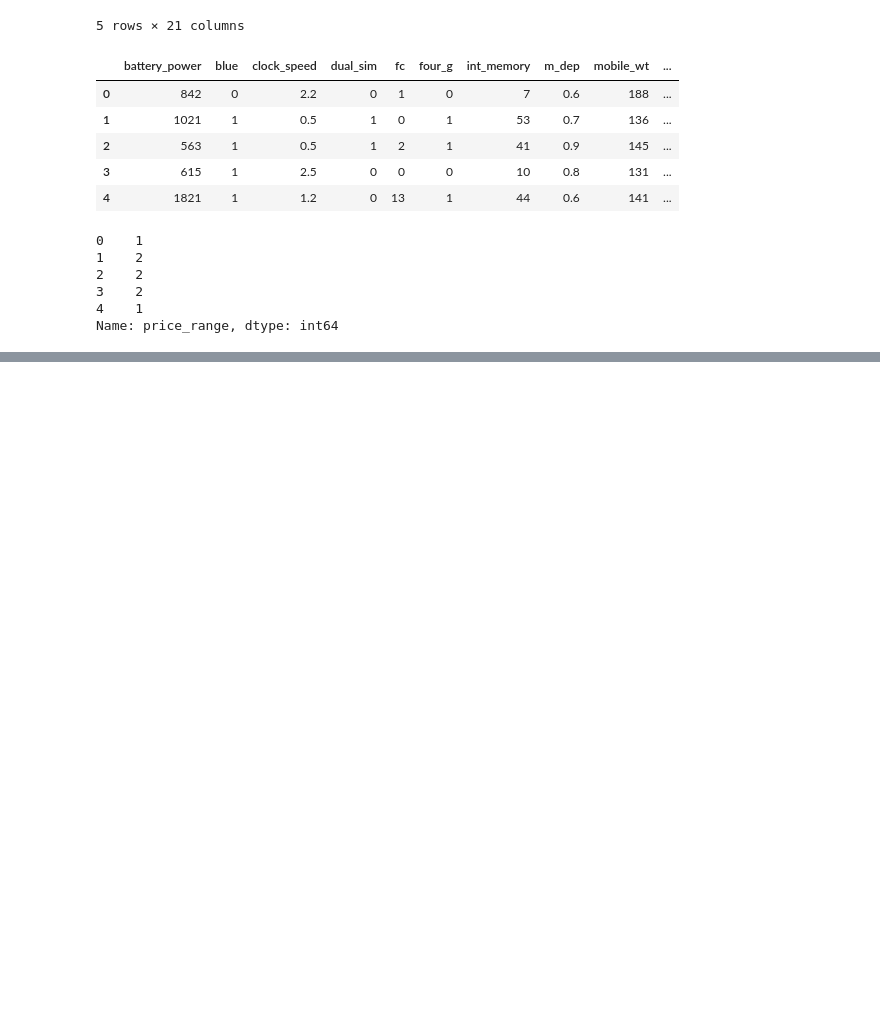
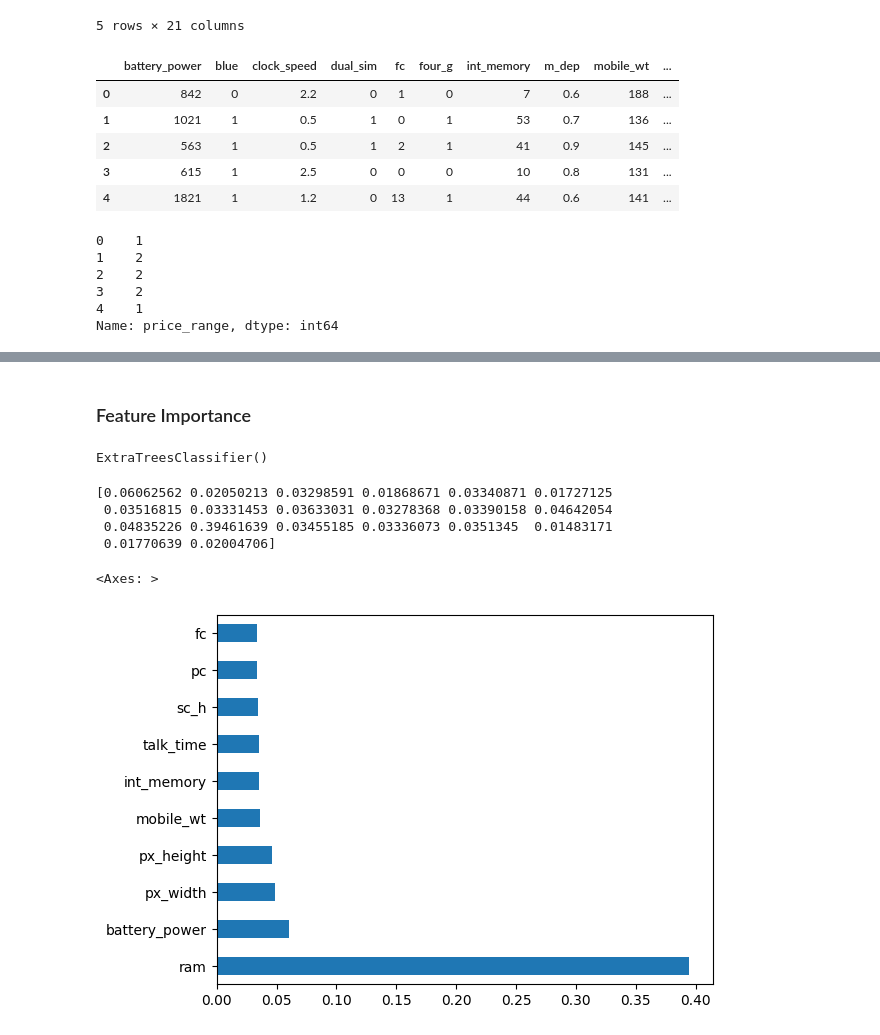
Before and after one commit to mayurimamdi/MobilePricePred, a Jupyter notebook: notebook/EDA.ipynb, the cells around one changed output, grey strips where cells are left out. Cells and saved outputs as stored; diff of their text form; code cells hidden in the pictures; blank space fills up the shorter version.

```diff
--- a/notebook/EDA.ipynb
+++ b/notebook/EDA.ipynb
@@ -38,0 +106,23 @@ Name: price_range, dtype: int64
+# %% [markdown]
+### Feature Importance
+# %%
+from sklearn.ensemble import ExtraTreesClassifier
+
+model=ExtraTreesClassifier()
+model.fit(X,y)
+# %% [output]
+ExtraTreesClassifier()
+# %%
+print(model.feature_importances_)
+# %% [output]
+[0.06062562 0.02050213 0.03298591 0.01868671 0.03340871 0.01727125
+ 0.03516815 0.03331453 0.03633031 0.03278368 0.03390158 0.04642054
+ 0.04835226 0.39461639 0.03455185 0.03336073 0.0351345  0.01483171
+ 0.01770639 0.02004706]
+# %%
+rf=pd.Series(model.feature_importances_,index=X.columns)
+# %%
+rf.nlargest(10).plot(kind='barh')
+# %% [output]
+<Axes: >
+[figure, added]
```
Also changed, not shown: parts of 10 cells of this notebook.
